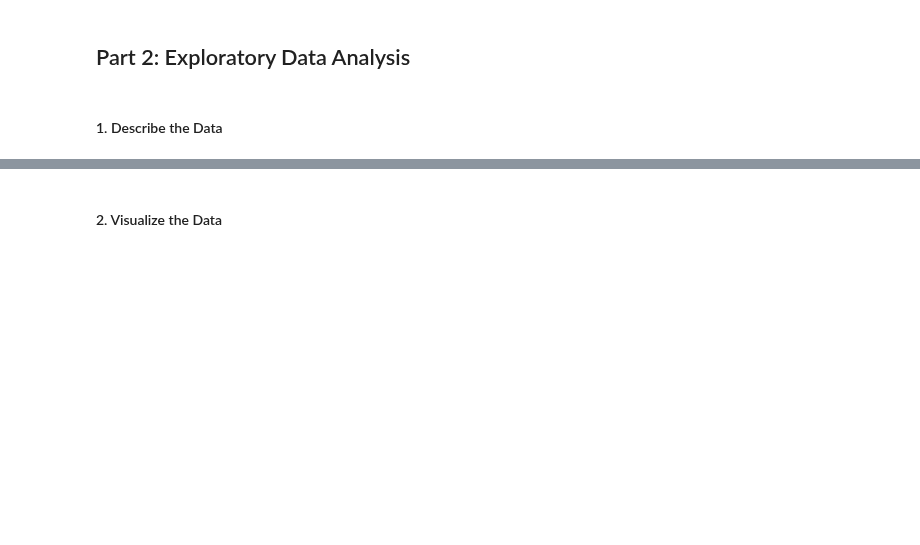
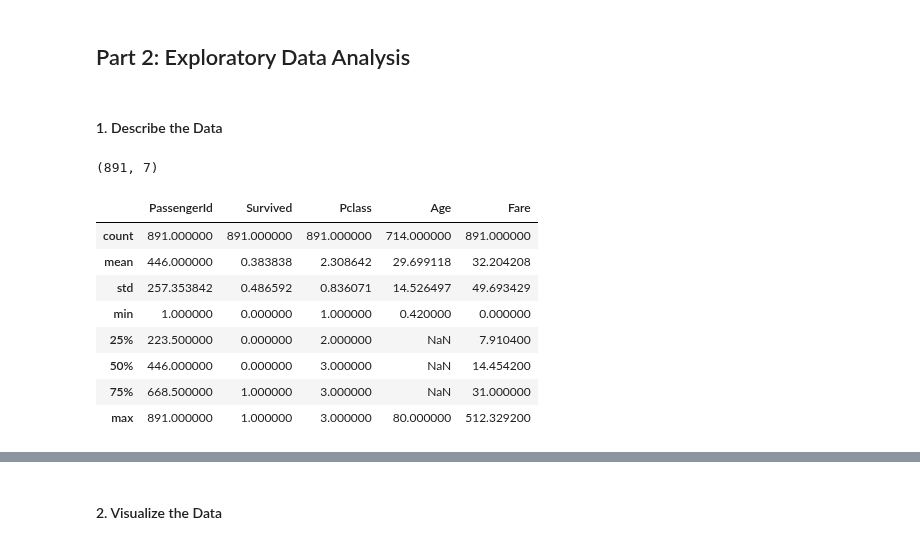
Before and after one commit to spockl/GA-DSI, a Jupyter notebook: projects/projects-weekly/project-05/code/starter-code/starter-code.ipynb, the cells around one changed output, grey strips where cells are left out. Drawn from its saved outputs; the diff is of its cells as text; code cells hidden in the pictures; blank space fills up the shorter version.

```diff
--- a/projects/projects-weekly/project-05/code/starter-code/starter-code.ipynb
+++ b/projects/projects-weekly/project-05/code/starter-code/starter-code.ipynb
@@ -32,3 +54,19 @@ engine = create_engine('postgresql://dsi_student:gastudents@dsi.c20gkj5cvu3l.us-
 ## Part 2: Exploratory Data Analysis
 # %% [markdown]
 #### 1. Describe the Data
+# %%
+ice.shape
+# %% [output]
+(891, 7)
+# %%
+ice.describe()
+# %% [output]
+|  | PassengerId | Survived | Pclass | Age | Fare |
+| count | 891.000000 | 891.000000 | 891.000000 | 714.000000 | 891.000000 |
+| mean | 446.000000 | 0.383838 | 2.308642 | 29.699118 | 32.204208 |
+| std | 257.353842 | 0.486592 | 0.836071 | 14.526497 | 49.693429 |
+| min | 1.000000 | 0.000000 | 1.000000 | 0.420000 | 0.000000 |
+| 25% | 223.500000 | 0.000000 | 2.000000 | NaN | 7.910400 |
+| 50% | 446.000000 | 0.000000 | 3.000000 | NaN | 14.454200 |
+| 75% | 668.500000 | 1.000000 | 3.000000 | NaN | 31.000000 |
+| max | 891.000000 | 1.000000 | 3.000000 | 80.000000 | 512.329200 |
```
Also changed, not shown: parts of 21 cells of this notebook, 5 other files.
